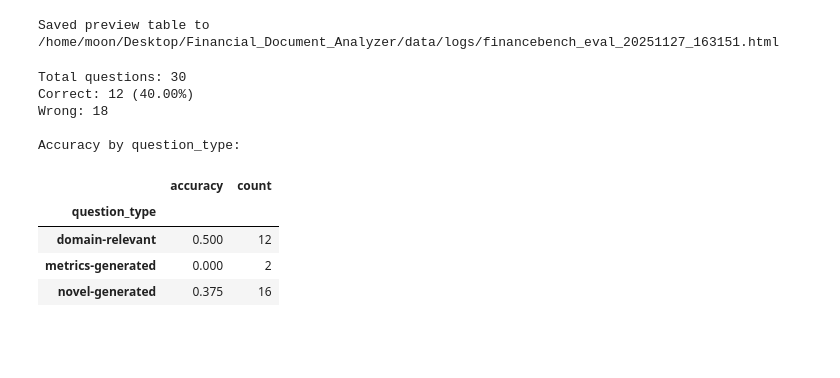
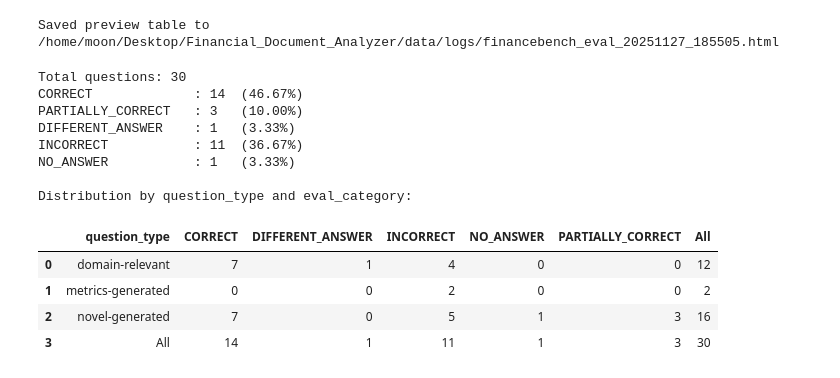
Before and after one commit to seokhyunmoon/Financial_Document_Analyzer, a Jupyter notebook: notebooks/financebench_analysis.ipynb, the cells around one changed output. Saved outputs shown, nothing was run; the diff lists cells and outputs as text; code cells hidden in the pictures; blank space fills up the shorter version.

```diff
--- a/notebooks/financebench_analysis.ipynb
+++ b/notebooks/financebench_analysis.ipynb
@@ -36,34 +38,47 @@ df
 # %%
-preview_cols = ['doc_name', 'question', 'question_type', 'ground_truth', 'answer', 'eval_is_same', 'eval_reasoning', 'citations',]
+preview_cols = ['doc_name', 'question', 'question_type', 'ground_truth', 'answer', 'eval_classification', 'eval_reasoning', 'citations']
 df_preview = df[preview_cols].copy()
 df_preview['question_preview'] = df_preview['question'].astype(str).str.slice(0, 200)
 df_preview['answer_preview'] = df_preview['answer'].astype(str).str.slice(0, 200)
-df_preview = df_preview[['doc_name', 'question', 'question_type', 'ground_truth', 'answer', 'eval_is_same', 'eval_reasoning']]
+df_preview = df_preview[['doc_name', 'question', 'question_type', 'ground_truth', 'answer', 'eval_classification', 'eval_reasoning']]
 html_path = LOG_PATH.with_suffix('.html')
 df_preview.to_html(html_path, index=False, escape=False)
 print(f'Saved preview table to {html_path}')
 # %% [output]
-Saved preview table to /home/moon/Desktop/Financial_Document_Analyzer/data/logs/financebench_eval_20251127_163151.html
+Saved preview table to /home/moon/Desktop/Financial_Document_Analyzer/data/logs/financebench_eval_20251127_185505.html
-# %%
-# Basic metrics
-total = len(df)
-correct = int(df['eval_is_same'].sum())
-accuracy = correct / total if total else 0
-print(f'Total questions: {total}')
-print(f'Correct: {correct} ({accuracy:.2%})')
-print(f'Wrong: {total - correct}')
-
-print('\nAccuracy by question_type:')
-grouped = df.groupby('question_type')['eval_is_same'].agg(['mean', 'count'])
-display(grouped.rename(columns={'mean': 'accuracy'}))
-# %% [output]
-Total questions: 30
-Correct: 12 (40.00%)
-Wrong: 18
-
-Accuracy by question_type:
-|  | accuracy | count |
-| question_type |  |  |
-| domain-relevant | 0.500 | 12 |
-| metrics-generated | 0.000 | 2 |
-| novel-generated | 0.375 | 16 |
+# %%
+# Evaluation breakdown
+total = len(df)
+cat_counts = df['eval_classification'].value_counts().to_dict()
+print(f'Total questions: {total}')
+for cat in ['CORRECT', 'PARTIALLY_CORRECT', 'DIFFERENT_ANSWER', 'INCORRECT', 'NO_ANSWER']:
+    count = cat_counts.get(cat, 0)
+    pct = (count / total * 100) if total else 0
+    print(f'{cat:<20}: {count:<3} ({pct:.2f}%)')
+
+print('\nDistribution by question_type and eval_category:')
+pivot = df.pivot_table(
+    index='question_type',
+    columns='eval_classification',
+    values='question',
+    aggfunc='count',
+    fill_value=0,
+    margins=True
+)
+pivot = pivot.reset_index()
+pivot.columns.name = None   # <- 열 머리글 제거
+display(pivot)
+# %% [output]
+Total questions: 30
+CORRECT             : 14  (46.67%)
+PARTIALLY_CORRECT   : 3   (10.00%)
+DIFFERENT_ANSWER    : 1   (3.33%)
+INCORRECT           : 11  (36.67%)
+NO_ANSWER           : 1   (3.33%)
+
+Distribution by question_type and eval_category:
+|  | question_type | CORRECT | DIFFERENT_ANSWER | INCORRECT | NO_ANSWER | PARTIALLY_CORRECT | All |
+| 0 | domain-relevant | 7 | 1 | 4 | 0 | 0 | 12 |
+| 1 | metrics-generated | 0 | 0 | 2 | 0 | 0 | 2 |
+| 2 | novel-generated | 7 | 0 | 5 | 1 | 3 | 16 |
+| 3 | All | 14 | 1 | 11 | 1 | 3 | 30 |
```
Also changed, not shown: parts of 19 cells of this notebook, 2 other files.
